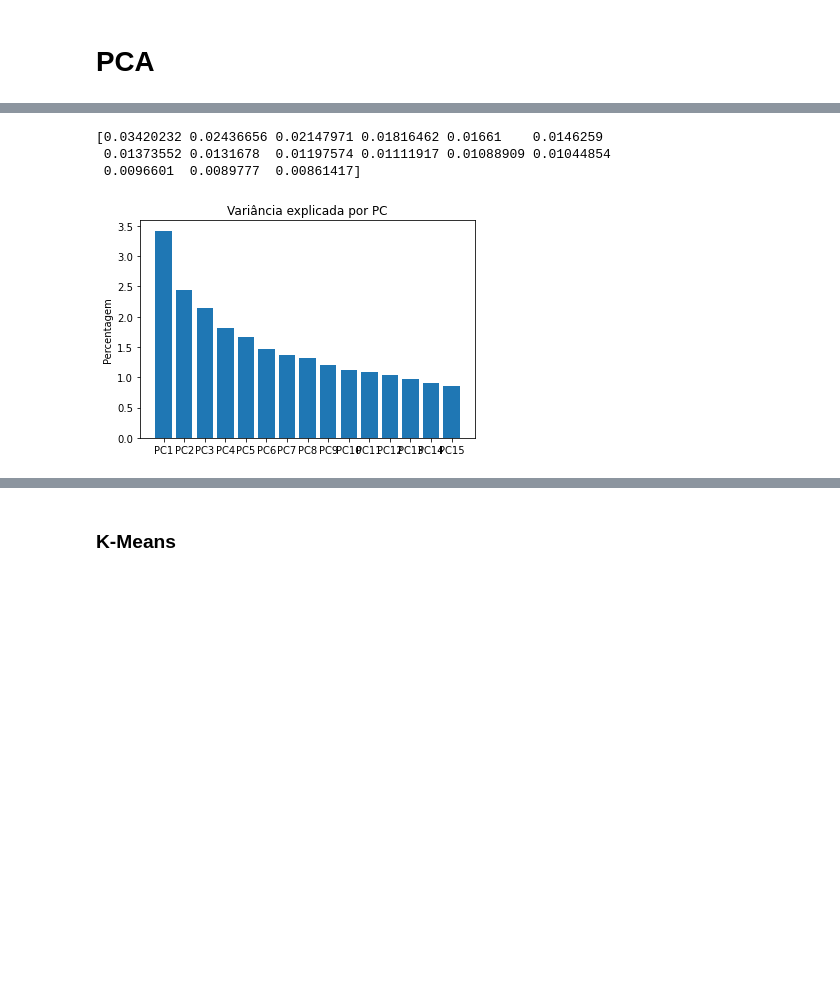
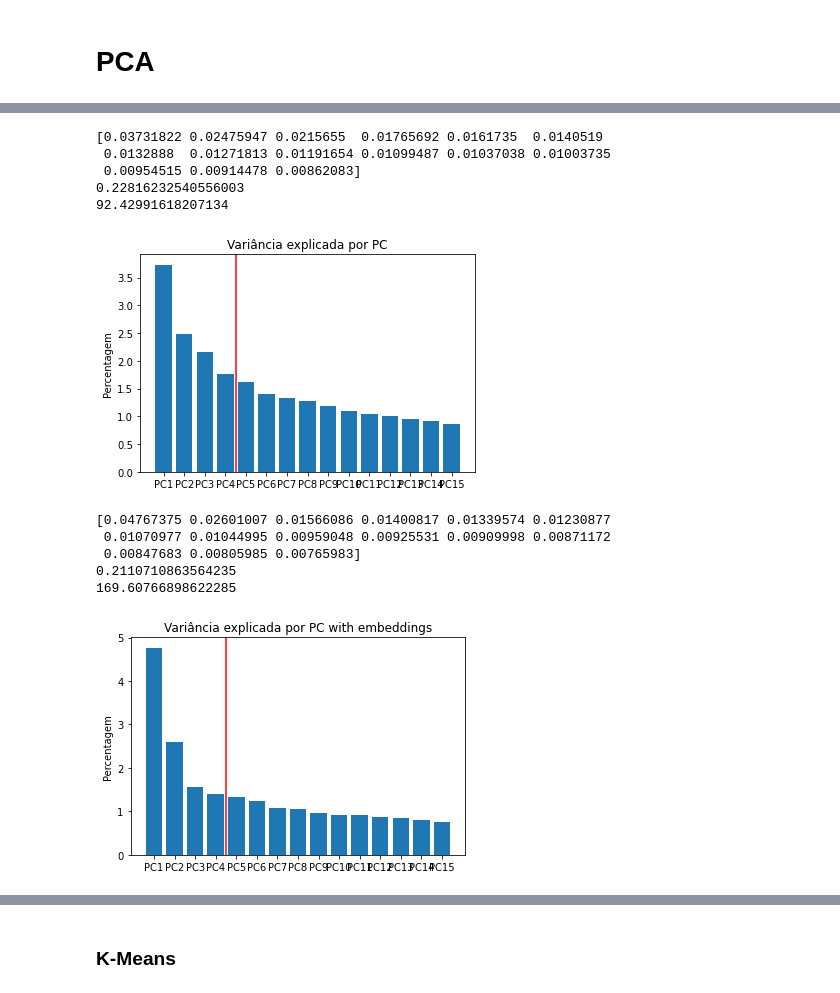
Before and after one commit to alexesperanca/SIB_G4, a Jupyter notebook: Main_Andre.ipynb, the cells around one changed output, grey strips where cells are left out. Cells and saved outputs as stored; diff of their text form; code cells hidden in the pictures; blank space fills up the shorter version.

```diff
--- a/Main_Andre.ipynb
+++ b/Main_Andre.ipynb
@@ -255,0 +282,5 @@ https://nalepae.github.io/pandarallel/troubleshooting/
+# %%
+train_dataset_embedding = train_dataset.join(embeddings).drop(columns=["protein_sequence"])
+# %%
+train_dataset=train_dataset.drop(columns=["seq_id","protein_sequence"])
+train_dataset
@@ -285,3 +334,11 @@ train_output = train_y[indices[1:-num_test]]
 test_output = train_y[indices[-num_test:]]
 # %% [output]
 Numero de exemplos para teste:  14347
+# %%
+pre_processed_data_embeddings = preprocessing.scale(train_dataset_embedding)
+
+print("Media global: ", pre_processed_data.mean())
+print("Desvio padrao global: ", pre_processed_data.std())
+print("\nVerificar se a média e o desvio padrão estão próximos dos valores 0 e 1, respetivamente.")
+print("\tMédia:", ((pre_processed_data.mean(axis=0) < 0.000001) & (pre_processed_data.mean(axis=0) > -0.000001)).all())
+print("\tDesvio Padrão:", ((pre_processed_data.std(axis=0) < 1.000001) & (pre_processed_data.std(axis=0) > 0.999999)).all())
@@ -287,0 +352,14 @@ Numero de exemplos para teste:  14347
+# %%
+num_test = int(pre_processed_data_embeddings.shape[0] * 0.5)
+
+print("Numero de exemplos para teste: ", num_test)
+
+indices = np.random.permutation(len(train_dataset))
+
+# Get the Input data pre-processed according with the indexes
+train_input_embedding = pre_processed_data_embeddings[indices[1:-num_test]]
+test_input_embedding= pre_processed_data_embeddings[indices[-num_test:]]
+
+# Get the output data according with the indexes
+train_output_embedding = train_y[indices[1:-num_test]]
+test_output_embedding = train_y[indices[-num_test:]]
@@ -292,21 +379,47 @@ Numero de exemplos para teste:  14347
 # %%
+#Select the number of components
 n=15
 
 pca_train= PCA(n_components=n)
 pca_train.fit_transform(train_input)
 
 print(pca_train.explained_variance_ratio_)
+print(np.sum(pca_train.explained_variance_ratio_))
+print(np.sum(pca_train.explained_variance_))
 
 plt.bar(range(n), pca_train.explained_variance_ratio_*100)
 plt.xticks(range(n), ['PC'+str(i) for i in range(1,n+1)])
 plt.title("Variância explicada por PC")
 plt.ylabel("Percentagem")
+plt.axvline(3.5, color='r') # vertical
 plt.show()
+
+pca_train= PCA(n_components=n)
+pca_train.fit_transform(train_input_embedding)
+
+print(pca_train.explained_variance_ratio_)
+print(np.sum(pca_train.explained_variance_ratio_))
+print(np.sum(pca_train.explained_variance_))
+
+plt.bar(range(n), pca_train.explained_variance_ratio_*100)
+plt.xticks(range(n), ['PC'+str(i) for i in range(1,n+1)])
+plt.title("Variância explicada por PC with embeddings")
+plt.ylabel("Percentagem")
+plt.axvline(3.5, color='r') # vertical
+plt.show()
 # %% [output]
-[0.03420232 0.02436656 0.02147971 0.01816462 0.01661    0.0146259
- 0.01373552 0.0131678  0.01197574 0.01111917 0.01088909 0.01044854
- 0.0096601  0.0089777  0.00861417]
+[0.03731822 0.02475947 0.0215655  0.01765692 0.0161735  0.0140519
+ 0.0132888  0.01271813 0.01191654 0.01099487 0.01037038 0.01003735
+ 0.00954515 0.00914478 0.00862083]
+0.22816232540556003
+92.42991618207134
-[figure, old version]
+[figure, new version]
+[0.04767375 0.02601007 0.01566086 0.01400817 0.01339574 0.01230877
+ 0.01070977 0.01044995 0.00959048 0.00925531 0.00909998 0.00871172
+ 0.00847683 0.00805985 0.00765983]
+0.2110710863564235
+169.60766898622285
+[figure, added]
 # %%
 n=15
 pca = PCA(n_components=n)
```
Also changed, not shown: parts of 20 cells of this notebook.
